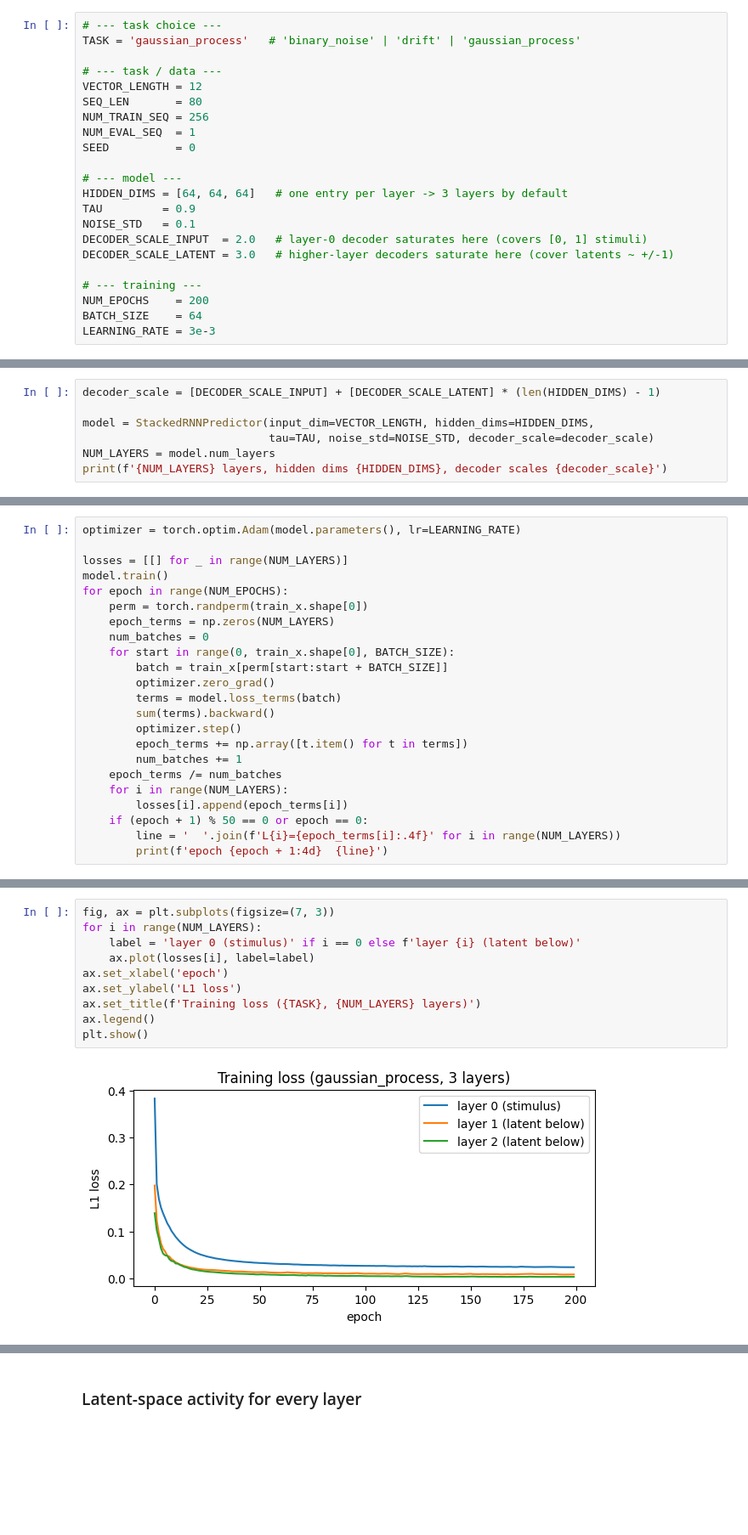
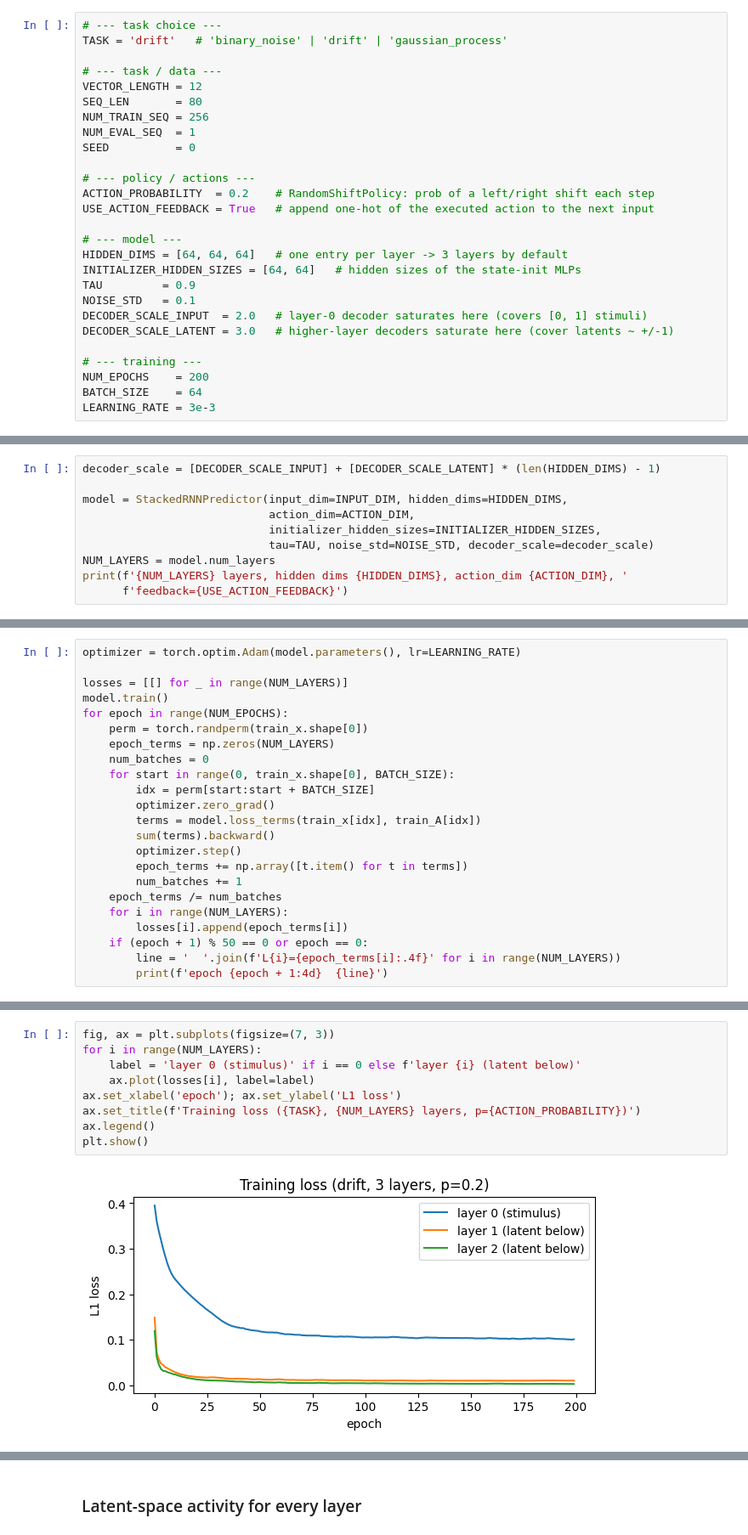
Before and after one commit to nwatters01/exploration_policies, a Jupyter notebook: toy_v1/models/train_rnn_predictor.ipynb, the cells around one changed output, grey strips where cells are left out. Shown at 85% size. Cells and saved outputs as stored; diff of their text form; blank space fills up the shorter version.

```diff
--- a/toy_v1/models/train_rnn_predictor.ipynb
+++ b/toy_v1/models/train_rnn_predictor.ipynb
@@ -24,6 +21,6 @@ Set `TASK` to `'binary_noise'`, `'drift'`, or `'gaussian_process'`.
 # %%
 # --- task choice ---
-TASK = 'gaussian_process'   # 'binary_noise' | 'drift' | 'gaussian_process'
+TASK = 'drift'   # 'binary_noise' | 'drift' | 'gaussian_process'
 
 # --- task / data ---
 VECTOR_LENGTH = 12
@@ -32,8 +29,13 @@ NUM_TRAIN_SEQ = 256
 NUM_EVAL_SEQ  = 1
 SEED          = 0
 
+# --- policy / actions ---
+ACTION_PROBABILITY  = 0.2    # RandomShiftPolicy: prob of a left/right shift each step
+USE_ACTION_FEEDBACK = True   # append one-hot of the executed action to the next input
+
 # --- model ---
 HIDDEN_DIMS = [64, 64, 64]   # one entry per layer -> 3 layers by default
+INITIALIZER_HIDDEN_SIZES = [64, 64]   # hidden sizes of the state-init MLPs
 TAU         = 0.9
 NOISE_STD   = 0.1
 DECODER_SCALE_INPUT  = 2.0   # layer-0 decoder saturates here (covers [0, 1] stimuli)
@@ -93,8 +113,11 @@ many layers `HIDDEN_DIMS` specifies.
 # %%
 decoder_scale = [DECODER_SCALE_INPUT] + [DECODER_SCALE_LATENT] * (len(HIDDEN_DIMS) - 1)
 
-model = StackedRNNPredictor(input_dim=VECTOR_LENGTH, hidden_dims=HIDDEN_DIMS,
+model = StackedRNNPredictor(input_dim=INPUT_DIM, hidden_dims=HIDDEN_DIMS,
+                            action_dim=ACTION_DIM,
+                            initializer_hidden_sizes=INITIALIZER_HIDDEN_SIZES,
                             tau=TAU, noise_std=NOISE_STD, decoder_scale=decoder_scale)
 NUM_LAYERS = model.num_layers
-print(f'{NUM_LAYERS} layers, hidden dims {HIDDEN_DIMS}, decoder scales {decoder_scale}')
+print(f'{NUM_LAYERS} layers, hidden dims {HIDDEN_DIMS}, action_dim {ACTION_DIM}, '
+      f'feedback={USE_ACTION_FEEDBACK}')
 # %% [output]
@@ -115,9 +137,9 @@ for epoch in range(NUM_EPOCHS):
     epoch_terms = np.zeros(NUM_LAYERS)
     num_batches = 0
     for start in range(0, train_x.shape[0], BATCH_SIZE):
-        batch = train_x[perm[start:start + BATCH_SIZE]]
+        idx = perm[start:start + BATCH_SIZE]
         optimizer.zero_grad()
-        terms = model.loss_terms(batch)
+        terms = model.loss_terms(train_x[idx], train_A[idx])
         sum(terms).backward()
         optimizer.step()
         epoch_terms += np.array([t.item() for t in terms])
@@ -137,15 +159,14 @@ epoch  200  L0=0.0236  L1=0.0081  L2=0.0030
 # %%
 fig, ax = plt.subplots(figsize=(7, 3))
 for i in range(NUM_LAYERS):
     label = 'layer 0 (stimulus)' if i == 0 else f'layer {i} (latent below)'
     ax.plot(losses[i], label=label)
-ax.set_xlabel('epoch')
-ax.set_ylabel('L1 loss')
-ax.set_title(f'Training loss ({TASK}, {NUM_LAYERS} layers)')
+ax.set_xlabel('epoch'); ax.set_ylabel('L1 loss')
+ax.set_title(f'Training loss ({TASK}, {NUM_LAYERS} layers, p={ACTION_PROBABILITY})')
 ax.legend()
 plt.show()
 # %% [output]
-[figure, old version]
+[figure, new version]
 # %% [markdown]
 ## Evaluate and visualize
 
```
Also changed, not shown: parts of 29 cells of this notebook, 12 other files.
